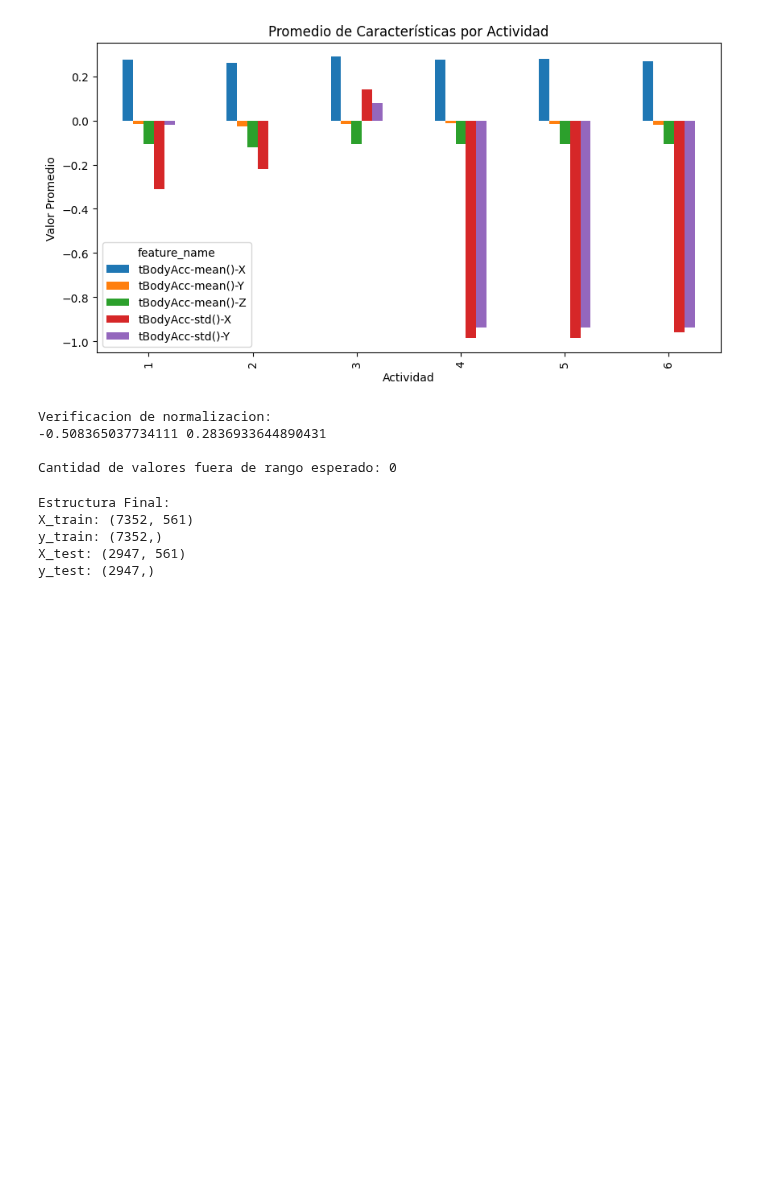
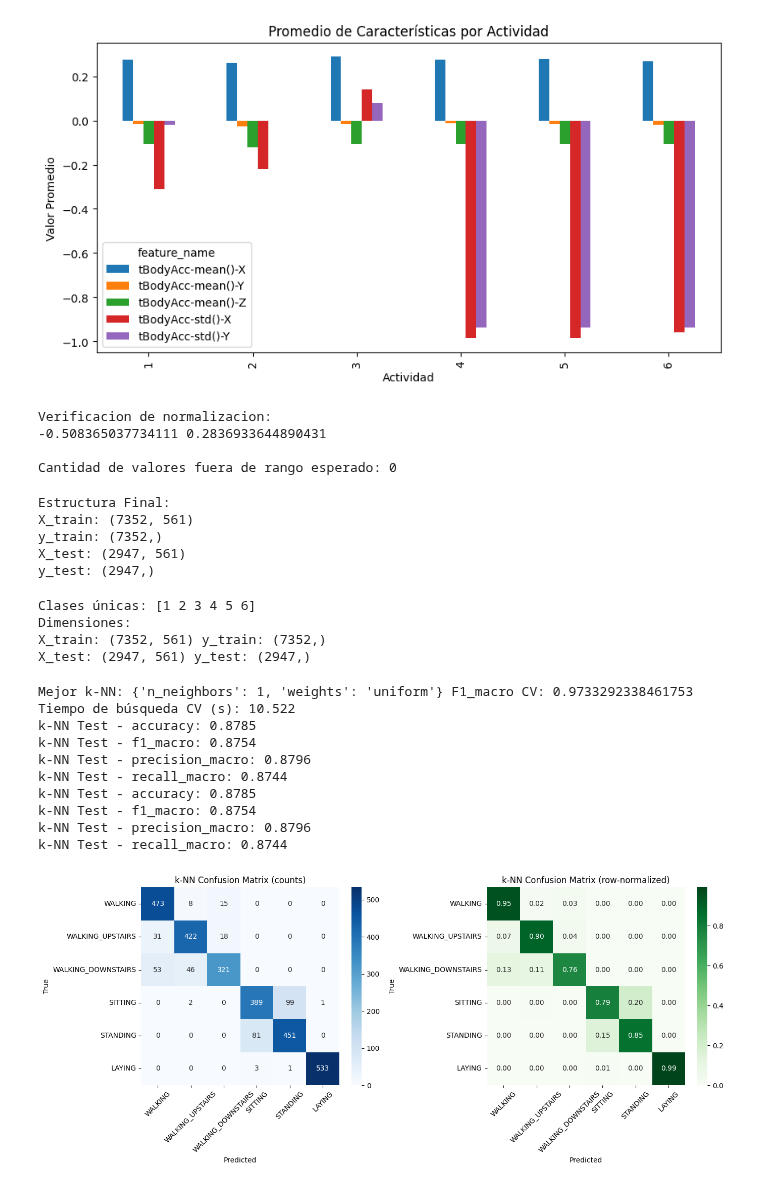
Before and after one commit to BaljeetTM/Tarea1_dataScience, a Jupyter notebook: Taller2.ipynb, the cells around one changed output. Drawn from its saved outputs; the diff is of its cells as text; code cells hidden in the pictures; blank space fills up the shorter version.

```diff
--- a/Taller2.ipynb
+++ b/Taller2.ipynb
@@ -180,3 +191,76 @@ X_train: (7352, 561)
 y_train: (7352,)
 X_test: (2947, 561)
 y_test: (2947,)
+# %%
+
+
+y_train_labels = y_train[0].values.ravel()
+y_test_labels = y_test[0].values.ravel()
+
+print("Clases únicas:", np.unique(y_train_labels))
+print("Dimensiones:")
+print("X_train:", X_train.shape, "y_train:", y_train_labels.shape)
+print("X_test:", X_test.shape, "y_test:", y_test_labels.shape)
+# %% [output]
+Clases únicas: [1 2 3 4 5 6]
+Dimensiones:
+X_train: (7352, 561) y_train: (7352,)
+X_test: (2947, 561) y_test: (2947,)
+# %%
+cv = StratifiedKFold(n_splits=5, shuffle=True, random_state=42)
+param_grid = {"n_neighbors": [1, 3, 5, 7], "weights": ["uniform", "distance"]}
+knn = KNeighborsClassifier()
+grid = GridSearchCV(knn, param_grid, scoring="f1_macro", cv=cv, n_jobs=-1)
+t0 = time.time()
+grid.fit(X_train, y_train_labels)
+t_knn_cv = time.time() - t0
+best_knn = grid.best_estimator_
+print("Mejor k-NN:", grid.best_params_, "F1_macro CV:", grid.best_score_)
+print("Tiempo de búsqueda CV (s):", round(t_knn_cv, 3))
+
+t0 = time.time()
+y_pred_knn = best_knn.predict(X_test)
+t_knn_train = time.time() - t0
+acc_knn = accuracy_score(y_test_labels, y_pred_knn)
+f1_knn = f1_score(y_test_labels, y_pred_knn, average='macro')
+prec_knn = precision_score(y_test_labels, y_pred_knn, average='macro')
+rec_knn = recall_score(y_test_labels, y_pred_knn, average='macro')
+cm_knn = confusion_matrix(y_test_labels, y_pred_knn)
+
+print("k-NN Test - accuracy:", round(acc_knn, 4))
+print("k-NN Test - f1_macro:", round(f1_knn, 4))
+print("k-NN Test - precision_macro:", round(prec_knn, 4))
+print("k-NN Test - recall_macro:", round(rec_knn, 4))
+
+labels = activities['activity_name']
+fig, axes = plt.subplots(1, 2, figsize=(14, 6))
+sns.heatmap(cm_knn, annot=True, fmt='d', cmap='Blues',
+            xticklabels=labels, yticklabels=labels, ax=axes[0])
+axes[0].set_xlabel('Predicted')
+axes[0].set_ylabel('True')
+axes[0].set_title('k-NN Confusion Matrix (counts)')
+axes[0].tick_params(axis='x', rotation=45)
+axes[0].tick_params(axis='y', rotation=0)
+
+cm_knn_norm = cm_knn.astype('float') / cm_knn.sum(axis=1, keepdims=True)
+sns.heatmap(cm_knn_norm, annot=True, fmt='.2f', cmap='Greens',
+            xticklabels=labels, yticklabels=labels, ax=axes[1])
+axes[1].set_xlabel('Predicted')
+axes[1].set_ylabel('True')
+axes[1].set_title('k-NN Confusion Matrix (row-normalized)')
+axes[1].tick_params(axis='x', rotation=45)
+axes[1].tick_params(axis='y', rotation=0)
+plt.tight_layout()
+plt.show()
+# %% [output]
+Mejor k-NN: {'n_neighbors': 1, 'weights': 'uniform'} F1_macro CV: 0.9733292338461753
+Tiempo de búsqueda CV (s): 10.522
+k-NN Test - accuracy: 0.8785
+k-NN Test - f1_macro: 0.8754
+k-NN Test - precision_macro: 0.8796
+k-NN Test - recall_macro: 0.8744
+k-NN Test - accuracy: 0.8785
+k-NN Test - f1_macro: 0.8754
+k-NN Test - precision_macro: 0.8796
+k-NN Test - recall_macro: 0.8744
+[figure, added]
```
Also changed, not shown: parts of 18 cells of this notebook.
